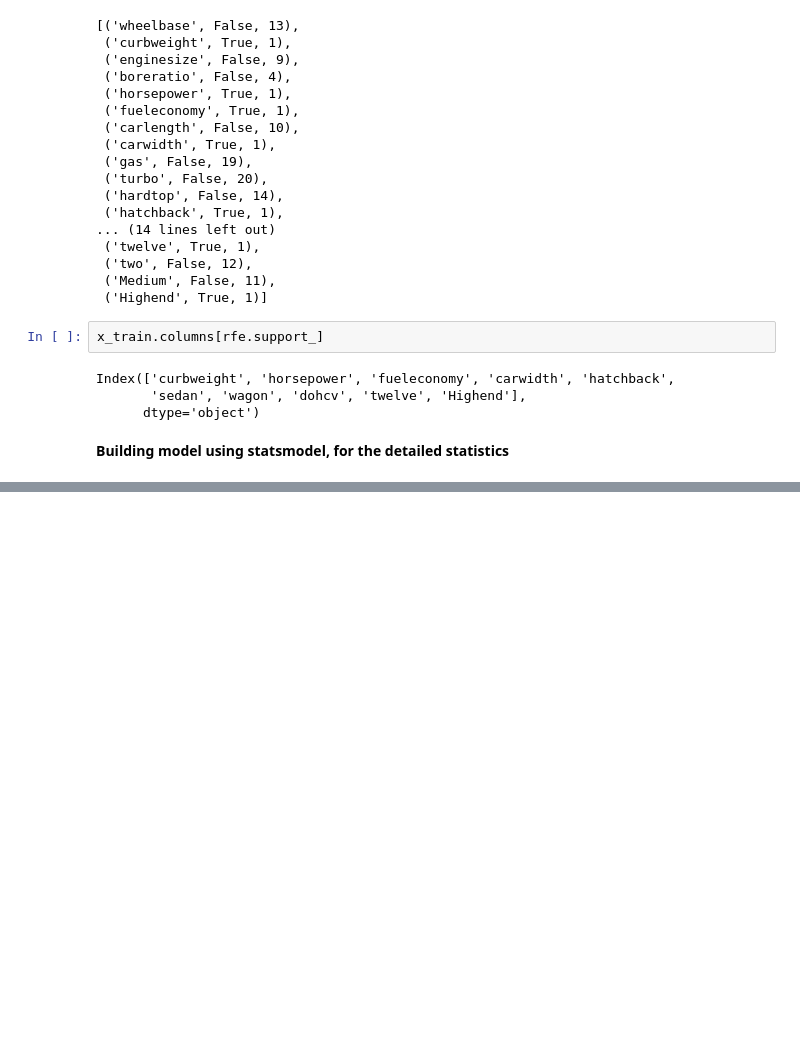
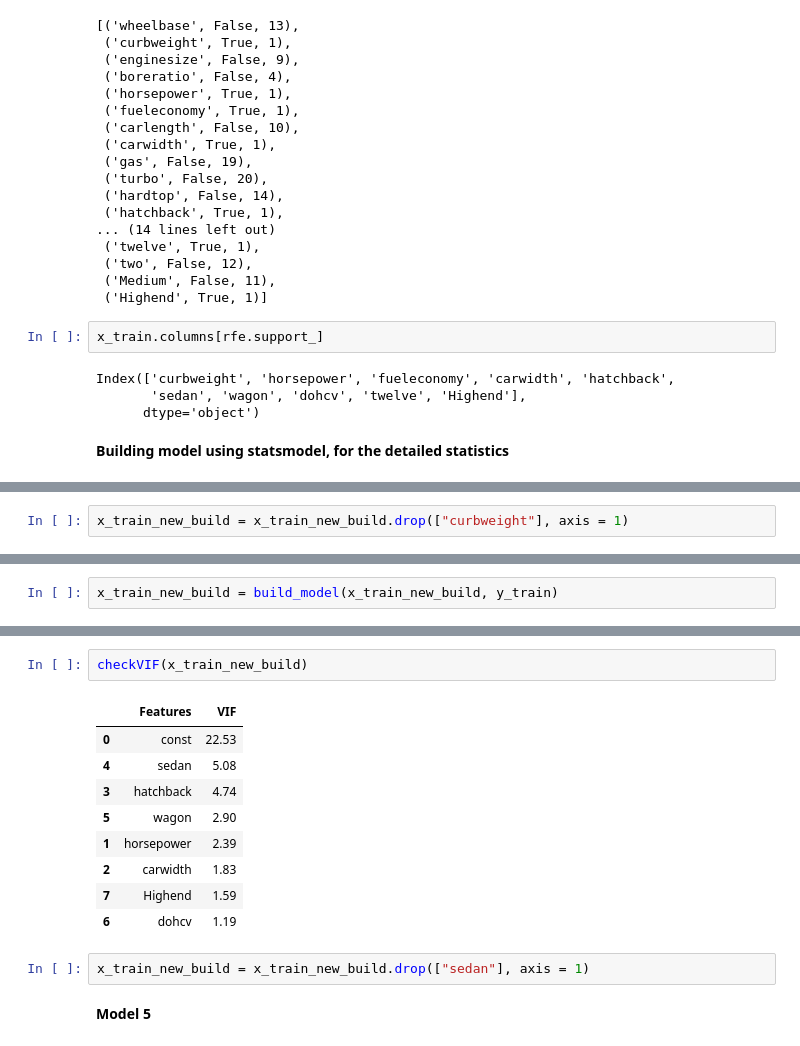
Before and after one commit to furkandrms/data-science-for-everyone, a Jupyter notebook: Car Prediction/CarPrice_Prediction.ipynb, the cells around one changed output, grey strips where cells are left out. Cells and saved outputs as stored; diff of their text form; blank space fills up the shorter version.

```diff
--- a/Car Prediction/CarPrice_Prediction.ipynb
+++ b/Car Prediction/CarPrice_Prediction.ipynb
@@ -345,0 +462,2 @@ x_train_rfe.head()
+# %%
+x_train_new_build = x_train_new_build.drop(["curbweight"], axis = 1)
@@ -345,0 +466,2 @@ x_train_rfe.head()
+# %%
+x_train_new_build = build_model(x_train_new_build, y_train)
@@ -345,0 +486,16 @@ x_train_rfe.head()
+# %%
+checkVIF(x_train_new_build)
+# %% [output]
+|  | Features | VIF |
+| 0 | const | 22.53 |
+| 4 | sedan | 5.08 |
+| 3 | hatchback | 4.74 |
+| 5 | wagon | 2.90 |
+| 1 | horsepower | 2.39 |
+| 2 | carwidth | 1.83 |
+| 7 | Highend | 1.59 |
+| 6 | dohcv | 1.19 |
+# %%
+x_train_new_build = x_train_new_build.drop(["sedan"], axis = 1)
+# %% [markdown]
+**Model 5**
```
Also changed, not shown: parts of 27 cells of this notebook.
